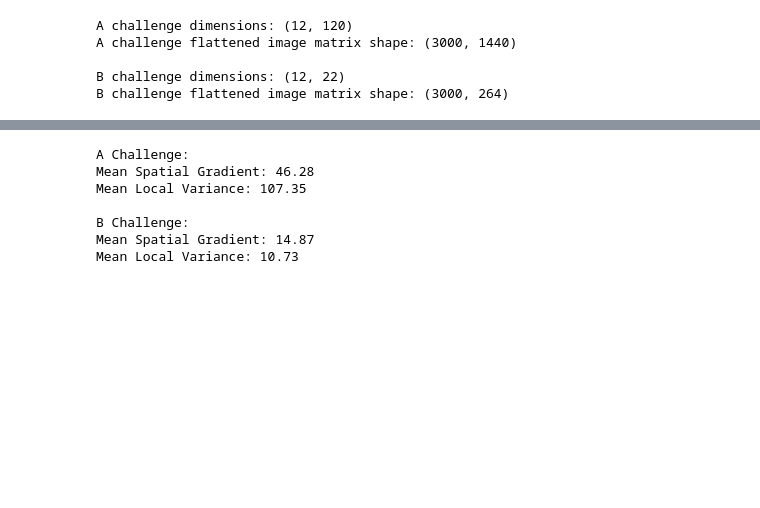
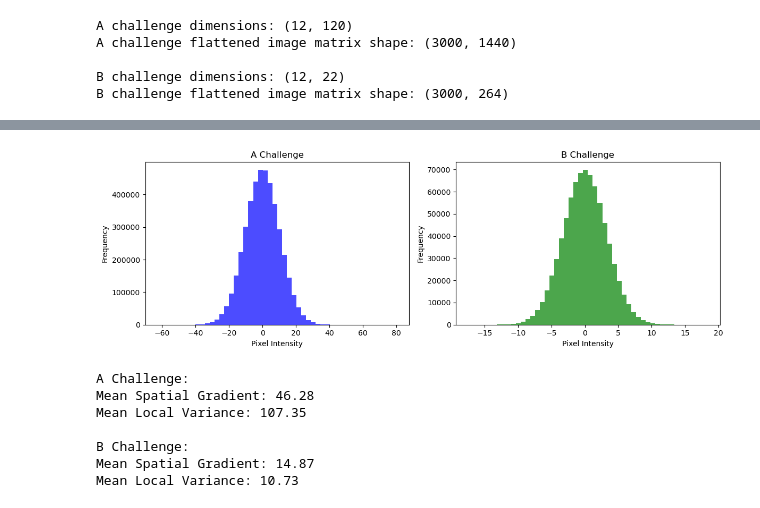
Before and after one commit to soheilbh/aed-challange, a Jupyter notebook: PCA_ICA/PCA-ICA_Soheil.ipynb, the cells around one changed output, grey strips where cells are left out. Saved outputs shown, nothing was run; the diff lists cells and outputs as text; code cells hidden in the pictures; blank space fills up the shorter version.

```diff
--- a/PCA_ICA/PCA-ICA_Soheil.ipynb
+++ b/PCA_ICA/PCA-ICA_Soheil.ipynb
@@ -52,3 +75,22 @@ B challenge flattened image matrix shape: (3000, 264)
+# %%
+fig, (ax1, ax2) = plt.subplots(1, 2, figsize=(12, 4))
+
+# Plot A challenge histogram
+ax1.hist(flattened_A.flatten(), bins=50, color='blue', alpha=0.7)
+ax1.set_title("A Challenge")
+ax1.set_xlabel("Pixel Intensity")
+ax1.set_ylabel("Frequency")
+
+# Plot B challenge histogram
+ax2.hist(flattened_B.flatten(), bins=50, color='green', alpha=0.7)
+ax2.set_title("B Challenge")
+ax2.set_xlabel("Pixel Intensity")
+ax2.set_ylabel("Frequency")
+
+plt.tight_layout()
+plt.show()
+# %% [output]
+[figure, added]
 # %%
 # Function to compute mean spatial gradient (smoothness measure)
 def compute_mean_spatial_gradient(flattened_images, image_height, image_width):
```
Also changed, not shown: parts of 6 cells of this notebook.
